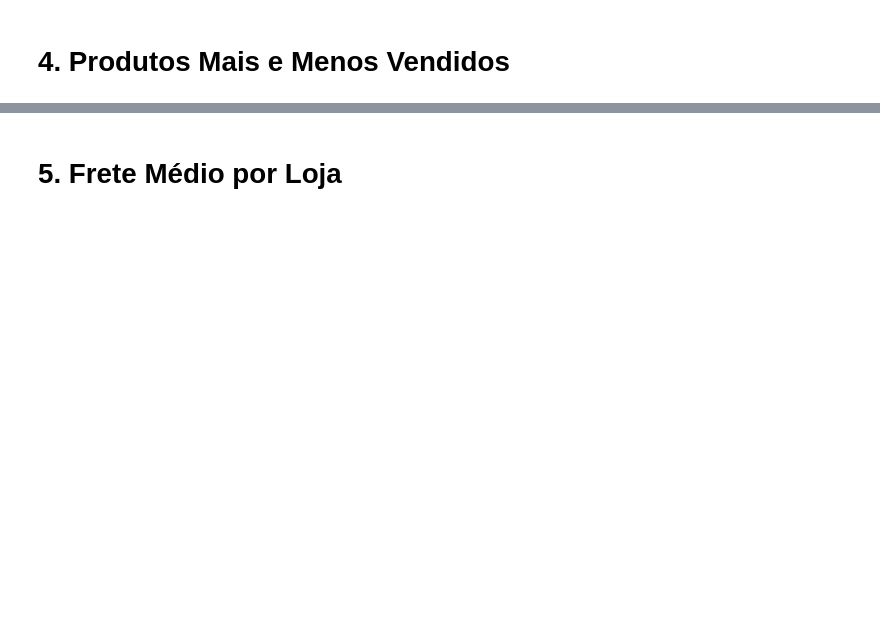
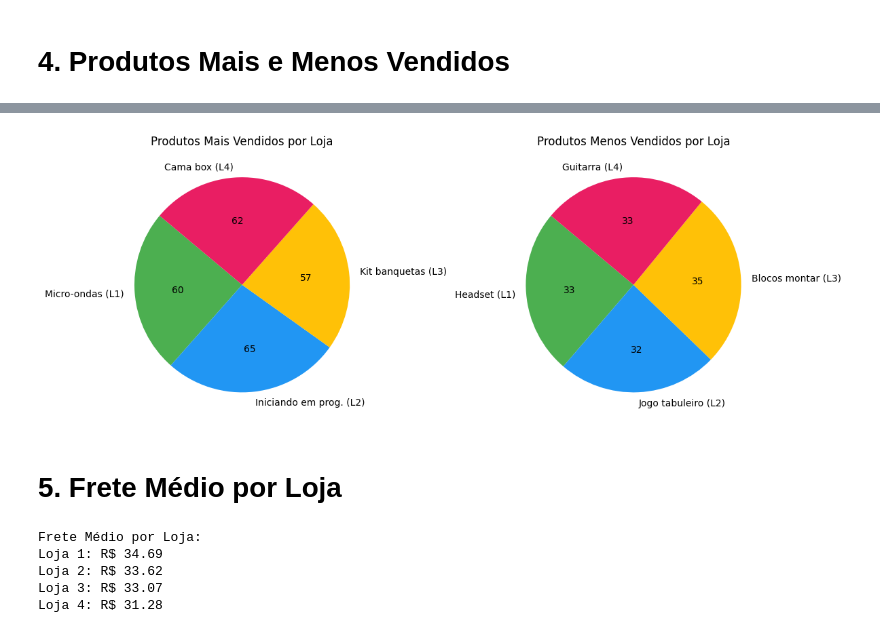
Before and after one commit to inatagan/challenge_alurastore, a Jupyter notebook: src/AluraStoreBr.ipynb, the cells around one changed output, grey strips where cells are left out. Drawn from its saved outputs; the diff is of its cells as text; code cells hidden in the pictures; blank space fills up the shorter version.

```diff
--- a/src/AluraStoreBr.ipynb
+++ b/src/AluraStoreBr.ipynb
@@ -42,2 +243,55 @@ ModuleNotFoundError: No module named 'pandas'
+# %%
+# Gerar gráfico de pizza para os produtos mais e menos vendidos
+produtos_mais = ["Micro-ondas (L1)", "Iniciando em prog. (L2)", "Kit banquetas (L3)", "Cama box (L4)"]
+vendas_mais = [60, 65, 57, 62]
+
+produtos_menos = ["Headset (L1)", "Jogo tabuleiro (L2)", "Blocos montar (L3)", "Guitarra (L4)"]
+vendas_menos = [33, 32, 35, 33]
+
+cores_padronizadas = ['#4CAF50', '#2196F3', '#FFC107', '#E91E63']
+
+# Função para mostrar apenas os valores absolutos
+def only_value_format(values):
+    def my_format(pct):
+        total = sum(values)
+        val = int(round(pct * total / 100.0))
+        return f'{val}'
+    return my_format
+
+plt.figure(figsize=(12, 6))
+
+# Gráfico - Mais Vendidos
+plt.subplot(1, 2, 1)
+plt.pie(vendas_mais, labels=produtos_mais, autopct=only_value_format(vendas_mais),
+        startangle=140, colors=cores_padronizadas)
+plt.title('Produtos Mais Vendidos por Loja')
+
+# Gráfico - Menos Vendidos
+plt.subplot(1, 2, 2)
+plt.pie(vendas_menos, labels=produtos_menos, autopct=only_value_format(vendas_menos),
+        startangle=140, colors=cores_padronizadas)
+plt.title('Produtos Menos Vendidos por Loja')
+
+plt.tight_layout()
+plt.show()
+# %% [output]
+[figure, added]
 # %% [markdown]
 # 5. Frete Médio por Loja
+# %%
+frete_medio_loja1 = loja["Frete"].mean()
+frete_medio_loja2 = loja2["Frete"].mean()
+frete_medio_loja3 = loja3["Frete"].mean()
+frete_medio_loja4 = loja4["Frete"].mean()
+
+print("Frete Médio por Loja:")
+print(f"Loja 1: R$ {frete_medio_loja1:.2f}")
+print(f"Loja 2: R$ {frete_medio_loja2:.2f}")
+print(f"Loja 3: R$ {frete_medio_loja3:.2f}")
+print(f"Loja 4: R$ {frete_medio_loja4:.2f}")
+# %% [output]
+Frete Médio por Loja:
+Loja 1: R$ 34.69
+Loja 2: R$ 33.62
+Loja 3: R$ 33.07
+Loja 4: R$ 31.28
```
Also changed, not shown: parts of 12 cells of this notebook, 3 other files.
